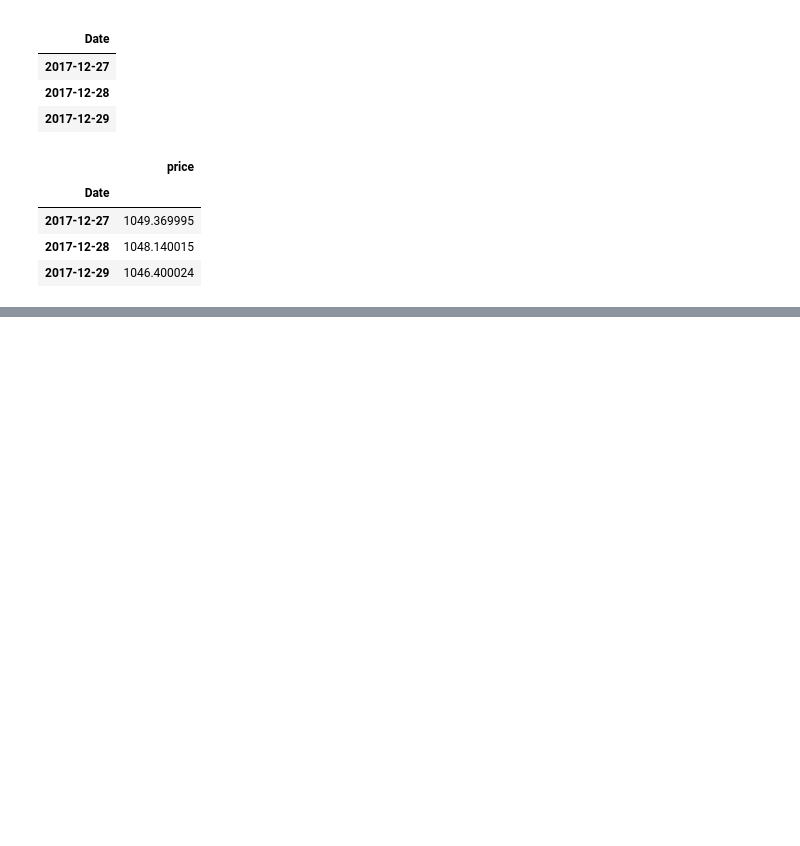
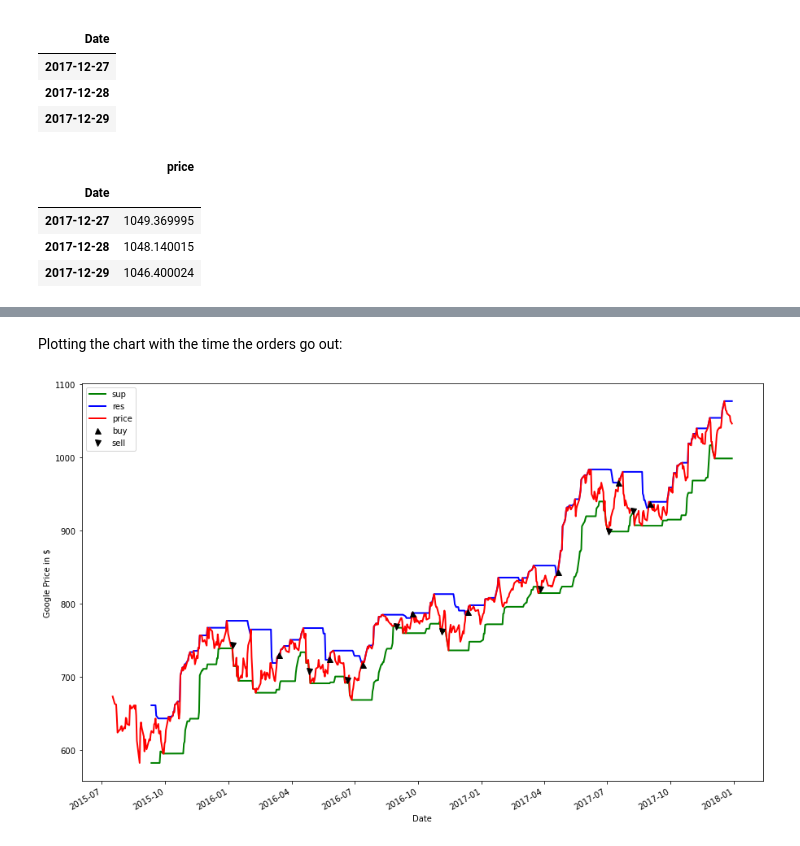
Before and after one commit to victorvianaom/Learn-Algorithmic-Trading, a Jupyter notebook: Deciphering Markets with Technical Analysis 📚02.ipynb, the cells around one changed output, grey strips where cells are left out. Drawn from its saved outputs; the diff is of its cells as text; code cells hidden in the pictures; blank space fills up the shorter version.

```diff
--- a/Deciphering Markets with Technical Analysis 📚02.ipynb
+++ b/Deciphering Markets with Technical Analysis 📚02.ipynb
@@ -76,0 +152,2 @@ goog_data_signal.tail(3)
+# %% [markdown]
+Plotting the chart with the time the orders go out:
@@ -76,0 +156,21 @@ goog_data_signal.tail(3)
+# %%
+fig = plt.figure()
+ax1 = fig.add_subplot(111, ylabel='Google Price in $')
+goog_data_signal['sup'].plot(ax=ax1, color='g', lw=2.)
+goog_data_signal['res'].plot(ax=ax1, color='b', lw=2.)
+goog_data_signal['price'].plot(ax=ax1, color='r', lw=2.)
+ax1.plot(goog_data_signal.loc[goog_data_signal.positions == 1.0].index,
+         goog_data_signal.price[goog_data_signal.positions == 1.0],
+         '^', markersize=7, color='k', label='buy')
+ax1.plot(goog_data_signal.loc[goog_data_signal.positions == -1.0].index,
+         goog_data_signal.price[goog_data_signal.positions == -1.0],
+         'v', markersize=7, color='k', label='sell')
+
+zoom = 2.0
+w, h = fig.get_size_inches()
+fig.set_size_inches(w * zoom, h * zoom)
+
+plt.legend()
+plt.show()
+# %% [output]
+[figure, added]
```
Also changed, not shown: parts of 6 cells of this notebook.
